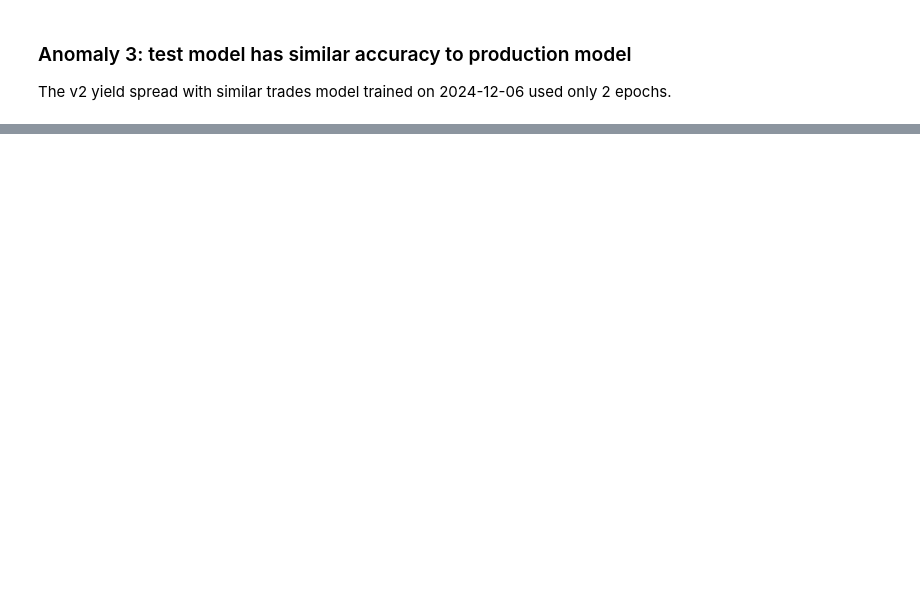
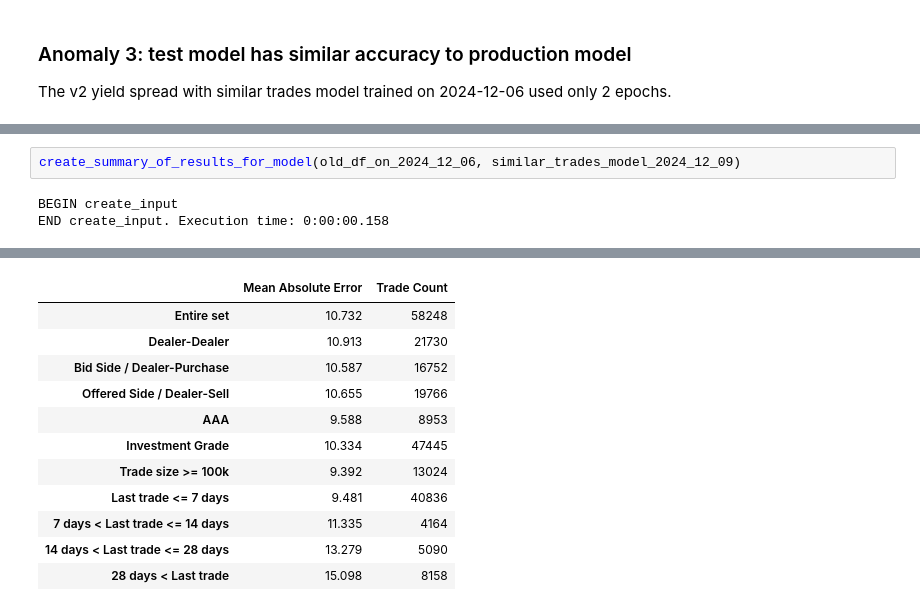
Before and after one commit to jessedwatson/ficc_python, a Jupyter notebook: notebooks/compare_datasets/compare_one_day_of_data.ipynb, the cells around one changed output, grey strips where cells are left out. Saved outputs shown, nothing was run; the diff lists cells and outputs as text; blank space fills up the shorter version.

```diff
--- a/notebooks/compare_datasets/compare_one_day_of_data.ipynb
+++ b/notebooks/compare_datasets/compare_one_day_of_data.ipynb
@@ -112,0 +172,5 @@ similar_trades_model_v2_2024_12_09 = keras.models.load_model(os.path.join(AUTOMA
+# %%
+create_summary_of_results_for_model(old_df_on_2024_12_06, similar_trades_model_2024_12_09)
+# %% [output]
+BEGIN create_input
+END create_input. Execution time: 0:00:00.158
@@ -112,0 +179,12 @@ similar_trades_model_v2_2024_12_09 = keras.models.load_model(os.path.join(AUTOMA
+|  | Mean Absolute Error | Trade Count |
+| Entire set | 10.732 | 58248 |
+| Dealer-Dealer | 10.913 | 21730 |
+| Bid Side / Dealer-Purchase | 10.587 | 16752 |
+| Offered Side / Dealer-Sell | 10.655 | 19766 |
+| AAA | 9.588 | 8953 |
+| Investment Grade | 10.334 | 47445 |
+| Trade size >= 100k | 9.392 | 13024 |
+| Last trade <= 7 days | 9.481 | 40836 |
+| 7 days < Last trade <= 14 days | 11.335 | 4164 |
+| 14 days < Last trade <= 28 days | 13.279 | 5090 |
+| 28 days < Last trade | 15.098 | 8158 |
```
Also changed, not shown: parts of 17 cells of this notebook.
